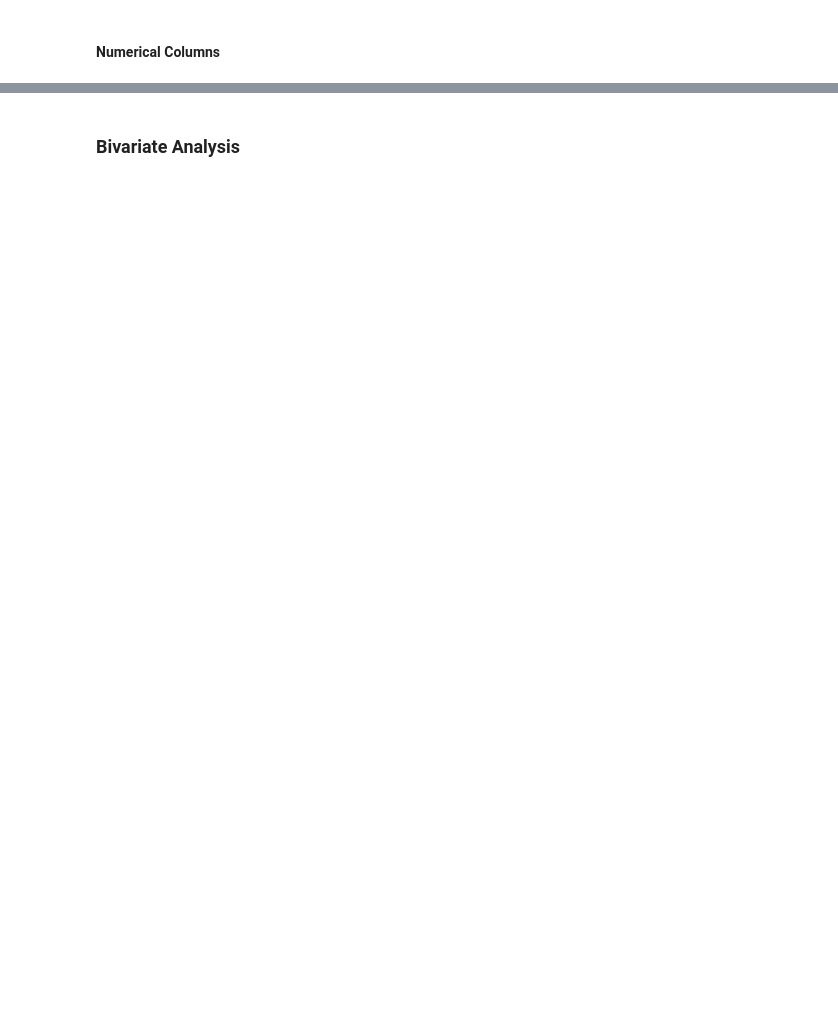
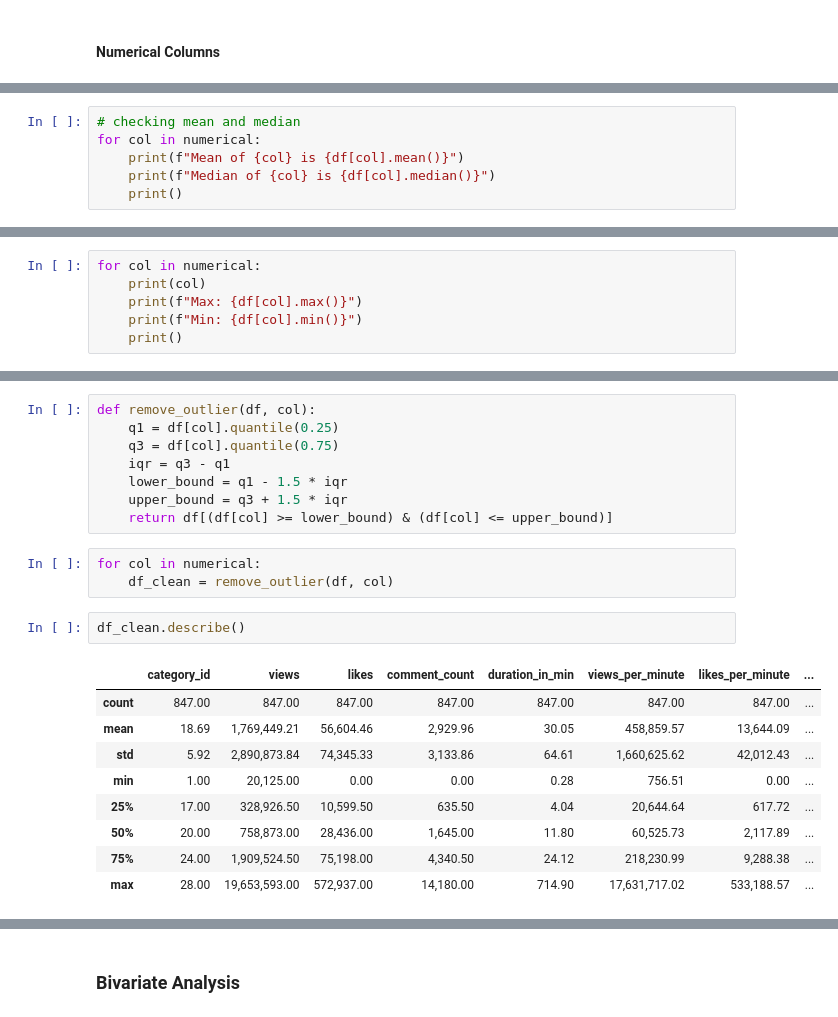
Before and after one commit to AERI078/youtube_data_analysis_project, a Jupyter notebook: 02_EDA.ipynb, the cells around one changed output, grey strips where cells are left out. Drawn from its saved outputs; the diff is of its cells as text; blank space fills up the shorter version.

Commit message:
outlier analysis started

```diff
--- a/02_EDA.ipynb
+++ b/02_EDA.ipynb
@@ -313,0 +340,6 @@ likes
+# %%
+# checking mean and median
+for col in numerical:
+    print(f"Mean of {col} is {df[col].mean()}")
+    print(f"Median of {col} is {df[col].median()}")
+    print()
@@ -313,0 +375,6 @@ likes
+# %%
+for col in numerical:
+    print(col)
+    print(f"Max: {df[col].max()}")
+    print(f"Min: {df[col].min()}")
+    print()
@@ -313,0 +397,23 @@ likes
+# %%
+def remove_outlier(df, col):
+    q1 = df[col].quantile(0.25)
+    q3 = df[col].quantile(0.75)
+    iqr = q3 - q1
+    lower_bound = q1 - 1.5 * iqr
+    upper_bound = q3 + 1.5 * iqr
+    return df[(df[col] >= lower_bound) & (df[col] <= upper_bound)]
+# %%
+for col in numerical:
+    df_clean = remove_outlier(df, col)
+# %%
+df_clean.describe()
+# %% [output]
+|  | category_id | views | likes | comment_count | duration_in_min | views_per_minute | likes_per_minute | ... |
+| count | 847.00 | 847.00 | 847.00 | 847.00 | 847.00 | 847.00 | 847.00 | ... |
+| mean | 18.69 | 1,769,449.21 | 56,604.46 | 2,929.96 | 30.05 | 458,859.57 | 13,644.09 | ... |
+| std | 5.92 | 2,890,873.84 | 74,345.33 | 3,133.86 | 64.61 | 1,660,625.62 | 42,012.43 | ... |
+| min | 1.00 | 20,125.00 | 0.00 | 0.00 | 0.28 | 756.51 | 0.00 | ... |
+| 25% | 17.00 | 328,926.50 | 10,599.50 | 635.50 | 4.04 | 20,644.64 | 617.72 | ... |
+| 50% | 20.00 | 758,873.00 | 28,436.00 | 1,645.00 | 11.80 | 60,525.73 | 2,117.89 | ... |
+| 75% | 24.00 | 1,909,524.50 | 75,198.00 | 4,340.50 | 24.12 | 218,230.99 | 9,288.38 | ... |
+| max | 28.00 | 19,653,593.00 | 572,937.00 | 14,180.00 | 714.90 | 17,631,717.02 | 533,188.57 | ... |
```
Also changed, not shown: parts of 19 cells of this notebook, 3 other files.
